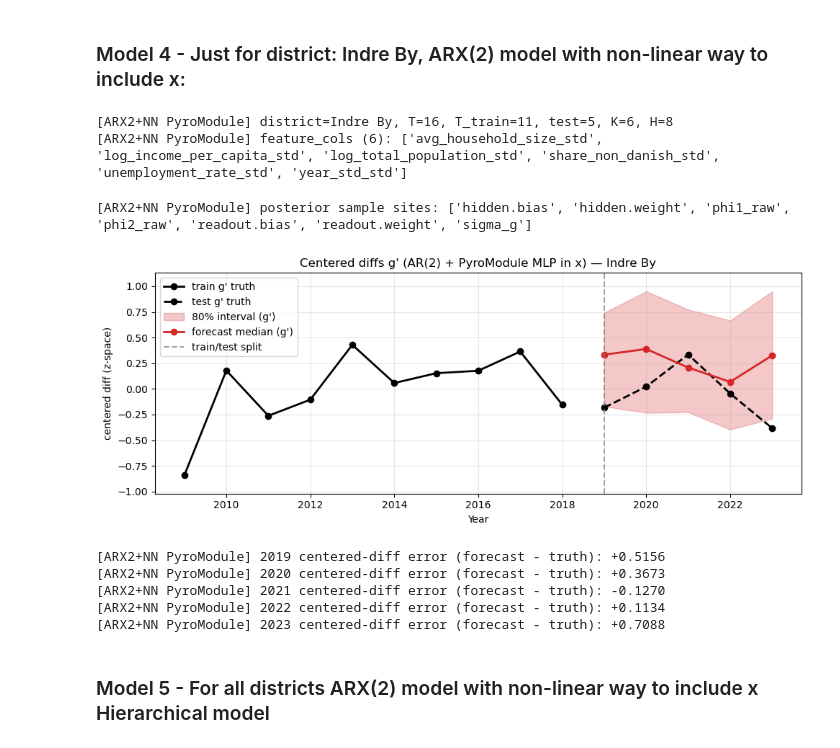
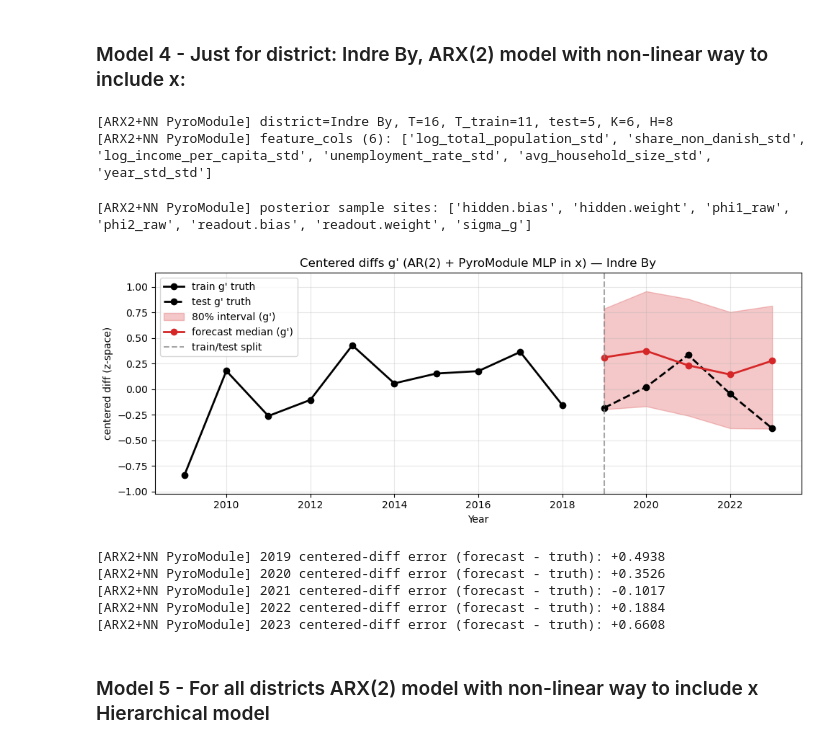
Before and after one commit to ursulailves/modelML_project, a Jupyter notebook: CPH_HousingPriceModel.ipynb, the cells around one changed output. Cells and saved outputs as stored; diff of their text form; code cells hidden in the pictures.

Commit message:
feature cols for model 4, removing pyro.module use in model 4, setting tighter prior on AR coefficients

```diff
--- a/CPH_HousingPriceModel.ipynb
+++ b/CPH_HousingPriceModel.ipynb
@@ -2526,8 +2526,8 @@ def arx2_centered_diff_model(g_c_obs, X_obs):
     if Tdiff < 3:
         raise ValueError("Need at least 3 train diff points for ARX(2).")
 
-    phi1_raw = pyro.sample("phi1_raw", dist.Normal(0.0, 0.5))
-    phi2_raw = pyro.sample("phi2_raw", dist.Normal(0.0, 0.5))
+    phi1_raw = pyro.sample("phi1_raw", dist.Normal(0.0, 0.3)) # tighter prior on AR coefficients for stability
+    phi2_raw = pyro.sample("phi2_raw", dist.Normal(0.0, 0.3)) # tighter prior on AR coefficients for stability
     phi1 = pyro.deterministic("phi1", torch.tanh(phi1_raw))
     phi2 = pyro.deterministic("phi2", torch.tanh(phi2_raw))
     beta = pyro.sample("beta", dist.Normal(0.0, 0.5).expand([K]).to_event(1))
@@ -2690,8 +2690,7 @@ district = "Indre By"
 N_TEST = 5
 H_HIDDEN = 8
 
-_id_cols = {"district", "year", "median_log_sqm_price"}
-feature_cols = sorted(c for c in panel_df.columns if c not in _id_cols)
+feature_cols = FEATURE_COLS_STD
 
 _keep = ["year", "median_log_sqm_price", *feature_cols]
 _miss = [c for c in _keep if c not in panel_df.columns]
@@ -2758,11 +2757,11 @@ def arx2_mlp_model_pyromodule(g_c_obs, X_obs, mlp_net: ShallowBayesianMLP):
     if Tdiff < 3:
         raise ValueError("Need at least 3 train diff points for ARX(2).")
 
-    pyro.module("mlp", mlp_net)
+    # pyro.module("mlp", mlp_net) # commenting this out since we're using PyroSample for all params inside the MLP; no need to register as a submodule
 
-    phi1_raw = pyro.sample("phi1_raw", dist.Normal(0.0, 0.5))
+    phi1_raw = pyro.sample("phi1_raw", dist.Normal(0.0, 0.3)) # tighter prior on AR coefficients for stability
     phi1 = pyro.deterministic("phi1", torch.tanh(phi1_raw))
-    phi2_raw = pyro.sample("phi2_raw", dist.Normal(0.0, 0.5))
+    phi2_raw = pyro.sample("phi2_raw", dist.Normal(0.0, 0.3)) # tighter prior on AR coefficients for stability
     phi2 = pyro.deterministic("phi2", torch.tanh(phi2_raw))
     sigma_g = pyro.sample("sigma_g", dist.HalfNormal(1.0))
 
@@ -2860,40 +2859,40 @@ plt.plot(
     marker="o",
     color="black",
     linewidth=2,
     label="train g' truth",
 )
 plt.plot(
     years_test,
     g_test_c_np,
     marker="o",
     color="black",
     linestyle="--",
     linewidth=2,
     label="test g' truth",
 )
 plt.fill_between(years_test, p10_g, p90_g, alpha=0.25, color="C3", label="80% interval (g')")
 plt.plot(years_test, p50_g, marker="o", linewidth=2, color="C3", label="forecast median (g')")
 plt.axvline(years_test[0], color="grey", linestyle="--", alpha=0.7, label="train/test split")
 plt.title(f"Centered diffs g' (AR(2) + PyroModule MLP in x) — {district}")
 plt.xlabel("Year")
 plt.ylabel("centered diff (z-space)")
 plt.grid(True, alpha=0.3)
 plt.legend()
 plt.tight_layout()
 plt.show()
 
 for yr, e in zip(years_test, p50_g - g_test_c_np):
     print(f"[ARX2+NN PyroModule] {int(yr)} centered-diff error (forecast - truth): {e:+.4f}")
 # %% [output]
 [ARX2+NN PyroModule] district=Indre By, T=16, T_train=11, test=5, K=6, H=8
-[ARX2+NN PyroModule] feature_cols (6): ['avg_household_size_std', 'log_income_per_capita_std', 'log_total_population_std', 'share_non_danish_std', 'unemployment_rate_std', 'year_std_std']
+[ARX2+NN PyroModule] feature_cols (6): ['log_total_population_std', 'share_non_danish_std', 'log_income_per_capita_std', 'unemployment_rate_std', 'avg_household_size_std', 'year_std_std']
 [ARX2+NN PyroModule] posterior sample sites: ['hidden.bias', 'hidden.weight', 'phi1_raw', 'phi2_raw', 'readout.bias', 'readout.weight', 'sigma_g']
-[figure, old version]
+[figure, new version]
-[ARX2+NN PyroModule] 2019 centered-diff error (forecast - truth): +0.5156
-[ARX2+NN PyroModule] 2020 centered-diff error (forecast - truth): +0.3673
-[ARX2+NN PyroModule] 2021 centered-diff error (forecast - truth): -0.1270
-[ARX2+NN PyroModule] 2022 centered-diff error (forecast - truth): +0.1134
-[ARX2+NN PyroModule] 2023 centered-diff error (forecast - truth): +0.7088
+[ARX2+NN PyroModule] 2019 centered-diff error (forecast - truth): +0.4938
+[ARX2+NN PyroModule] 2020 centered-diff error (forecast - truth): +0.3526
+[ARX2+NN PyroModule] 2021 centered-diff error (forecast - truth): -0.1017
+[ARX2+NN PyroModule] 2022 centered-diff error (forecast - truth): +0.1884
+[ARX2+NN PyroModule] 2023 centered-diff error (forecast - truth): +0.6608
 # %% [markdown]
 ### Model 5 - For all districts ARX(2) model with non-linear way to include x Hierarchical model
 # %%
```
